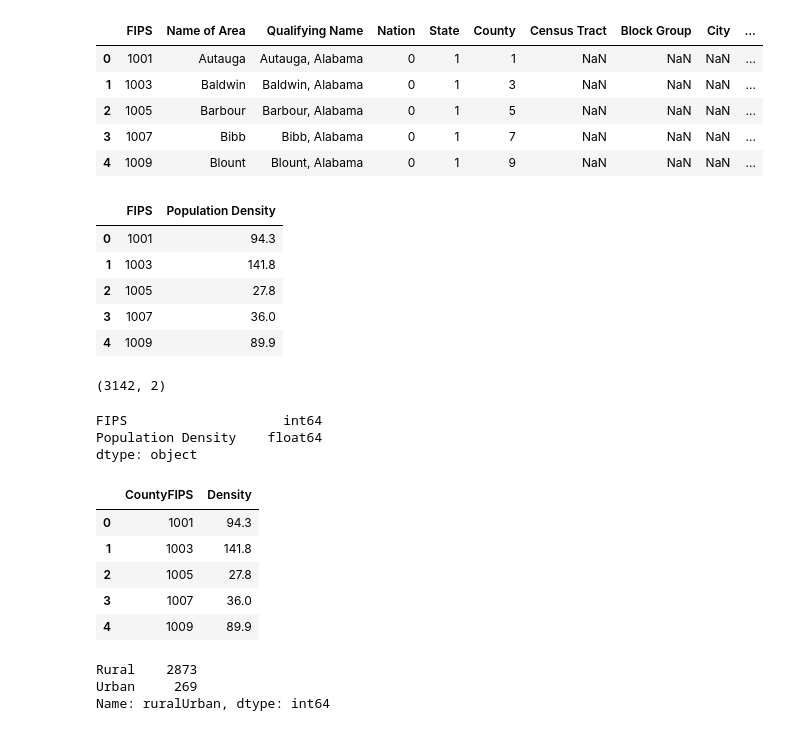
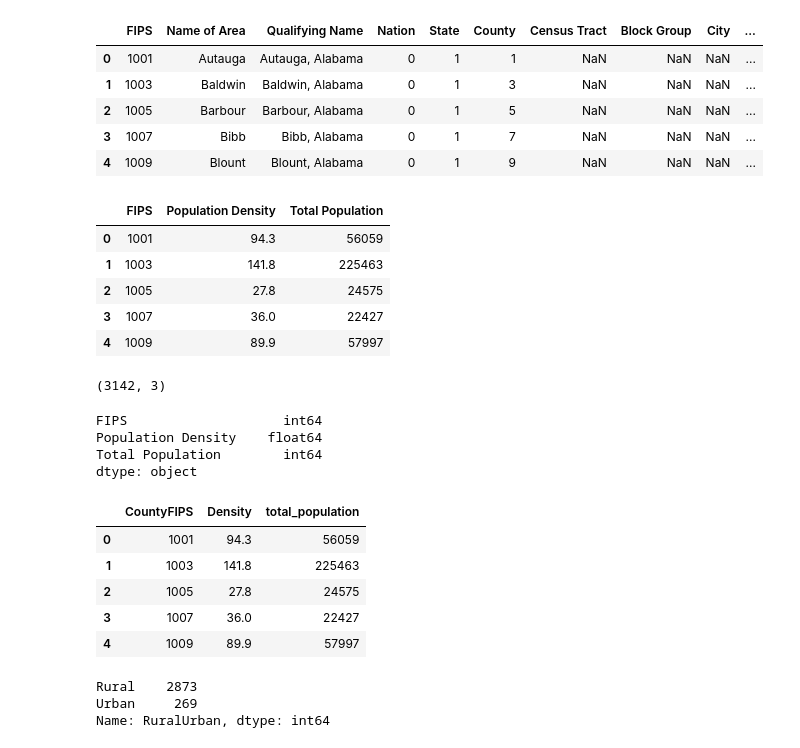
Before and after one commit to Degri95/Final_Project, a Jupyter notebook: CDC_data_exploration_and_analysis.ipynb, the cells around one changed output. Cells and saved outputs as stored; diff of their text form; code cells hidden in the pictures.

```diff
--- a/CDC_data_exploration_and_analysis.ipynb
+++ b/CDC_data_exploration_and_analysis.ipynb
@@ -303,49 +303,35 @@ population_df.head(5)
 # %%
 # Filter to keep the FIPS and the Population Density
 
-population_df = population_df.filter(['FIPS', 'Population Density'], axis = 1)
+population_df = population_df.filter(['FIPS', 'Population Density', 'Total Population'], axis = 1)
 population_df.head(5)
 # %% [output]
-|  | FIPS | Population Density |
-| 0 | 1001 | 94.3 |
-| 1 | 1003 | 141.8 |
-| 2 | 1005 | 27.8 |
-| 3 | 1007 | 36.0 |
-| 4 | 1009 | 89.9 |
+|  | FIPS | Population Density | Total Population |
+| 0 | 1001 | 94.3 | 56059 |
+| 1 | 1003 | 141.8 | 225463 |
+| 2 | 1005 | 27.8 | 24575 |
+| 3 | 1007 | 36.0 | 22427 |
+| 4 | 1009 | 89.9 | 57997 |
 # %%
 population_df.shape
 # %% [output]
-(3142, 2)
+(3142, 3)
 # %%
 population_df.dtypes
 # %% [output]
 FIPS                    int64
 Population Density    float64
+Total Population        int64
 dtype: object
 # %%
 # Rename Columns
-population_df = population_df.rename(columns={"FIPS": "CountyFIPS", "Population Density": "Density"})
+population_df = population_df.rename(columns={"FIPS": "CountyFIPS", "Population Density": "Density",
+                                             "Total Population": "total_population"})
 population_df.head()
 # %% [output]
-|  | CountyFIPS | Density |
-| 0 | 1001 | 94.3 |
-| 1 | 1003 | 141.8 |
-| 2 | 1005 | 27.8 |
-| 3 | 1007 | 36.0 |
-| 4 | 1009 | 89.9 |
+|  | CountyFIPS | Density | total_population |
+| 0 | 1001 | 94.3 | 56059 |
+| 1 | 1003 | 141.8 | 225463 |
+| 2 | 1005 | 27.8 | 24575 |
+| 3 | 1007 | 36.0 | 22427 |
+| 4 | 1009 | 89.9 | 57997 |
-# %%
-#create a new column the classifies countries as Rural or Urban based on population density
-#create a list of conditions
-conditions = [(population_df['Density']<=500),(population_df['Density'] >500)]
-
-#create the list of values to assign for each condition
-values = ['Rural', 'Urban']
-
-#create new column and use np.select to assign values
-population_df['ruralUrban'] = np.select(conditions, values)
-
-population_df['ruralUrban'].value_counts()
-# %% [output]
-Rural    2873
-Urban     269
-Name: ruralUrban, dtype: int64
@@ -352,3 +348,9 @@ Name: ruralUrban, dtype: int64
+# %%
+population_df['RuralUrban'].value_counts()
+# %% [output]
+Rural    2873
+Urban     269
+Name: RuralUrban, dtype: int64
 # %%
 population_df.head()
 # %% [output]
```
Also changed, not shown: parts of 2 cells of this notebook, 3 other files.
